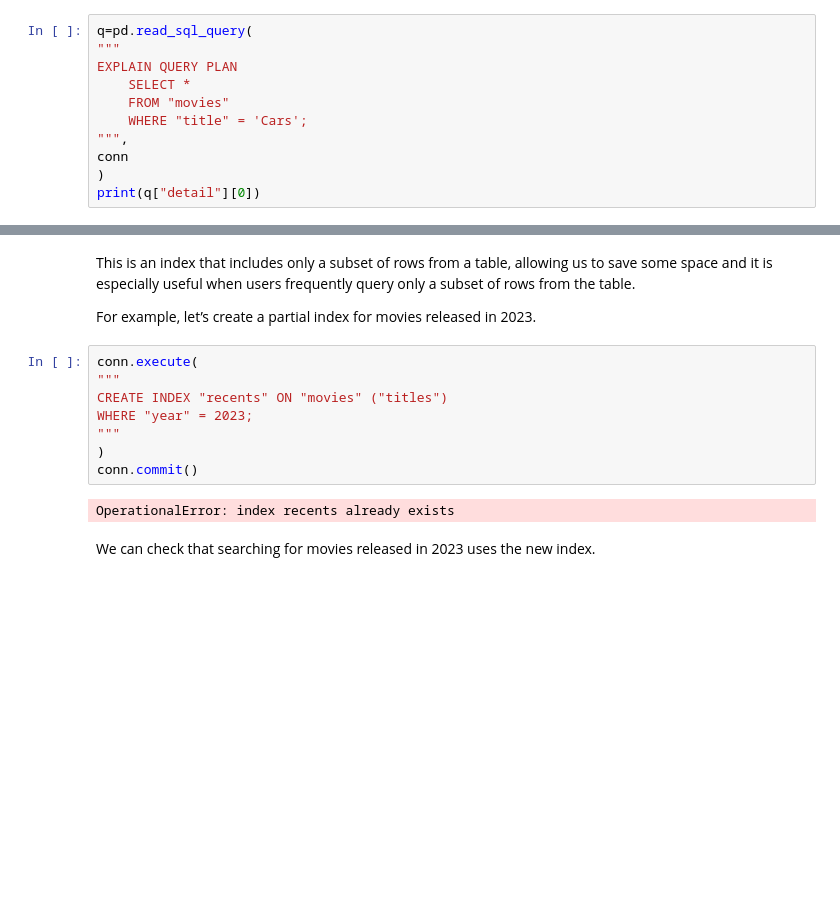
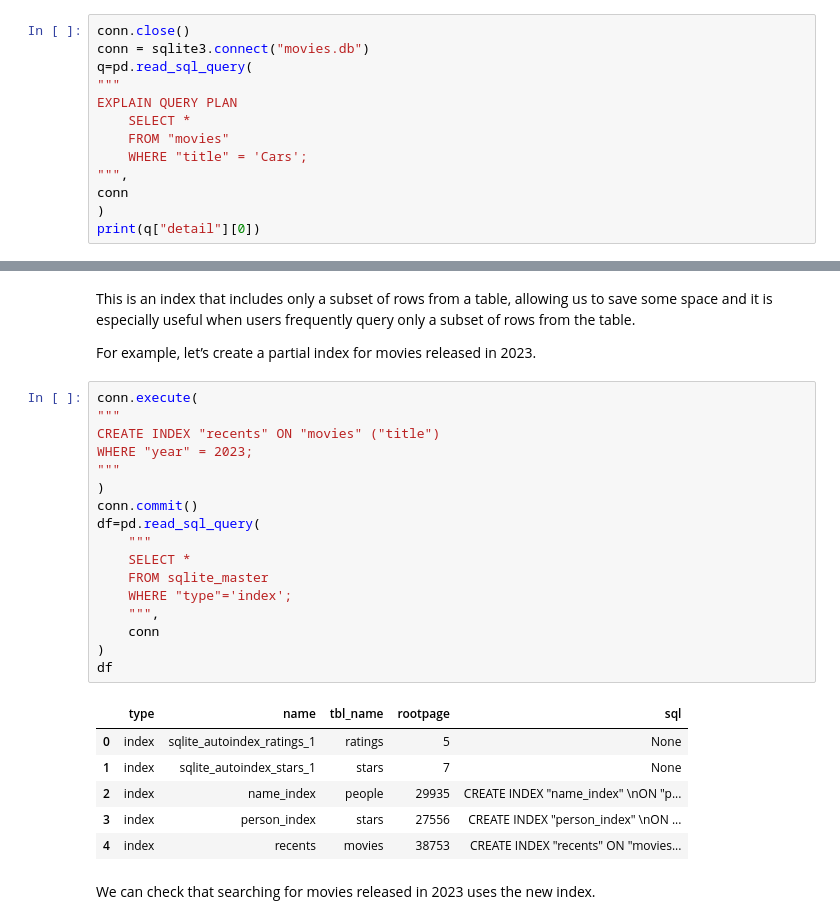
Before and after one commit to engineer-nicolas/cs50sql, a Jupyter notebook: lecture_5_Optimizing/lecture_5.ipynb, the cells around one changed output, grey strips where cells are left out. Saved outputs shown, nothing was run; the diff lists cells and outputs as text; blank space fills up the shorter version.

Commit message:
update partial index and explain query

```diff
--- a/lecture_5_Optimizing/lecture_5.ipynb
+++ b/lecture_5_Optimizing/lecture_5.ipynb
@@ -174,4 +186,6 @@ OperationalError: no such index: title_index
 # %%
+conn.close()
+conn = sqlite3.connect("movies.db")
 q=pd.read_sql_query(
 """
 EXPLAIN QUERY PLAN
@@ -319,13 +402,27 @@ For example, let’s create a partial index for movies released in 2023.
 # %%
 conn.execute(
 """
-CREATE INDEX "recents" ON "movies" ("titles")
+CREATE INDEX "recents" ON "movies" ("title")
 WHERE "year" = 2023;
 """
 )
 conn.commit()
+df=pd.read_sql_query(
+    """
+    SELECT *
+    FROM sqlite_master
+    WHERE "type"='index';
+    """,
+    conn
+)
+df
 # %% [output]
-OperationalError: index recents already exists
+|  | type | name | tbl_name | rootpage | sql |
+| 0 | index | sqlite_autoindex_ratings_1 | ratings | 5 | None |
+| 1 | index | sqlite_autoindex_stars_1 | stars | 7 | None |
+| 2 | index | name_index | people | 29935 | CREATE INDEX "name_index" \nON "p... |
+| 3 | index | person_index | stars | 27556 | CREATE INDEX "person_index" \nON ... |
+| 4 | index | recents | movies | 38753 | CREATE INDEX "recents" ON "movies... |
 # %% [markdown]
 
 We can check that searching for movies released in 2023 uses the new index.
```
Also changed, not shown: parts of 16 cells of this notebook.
